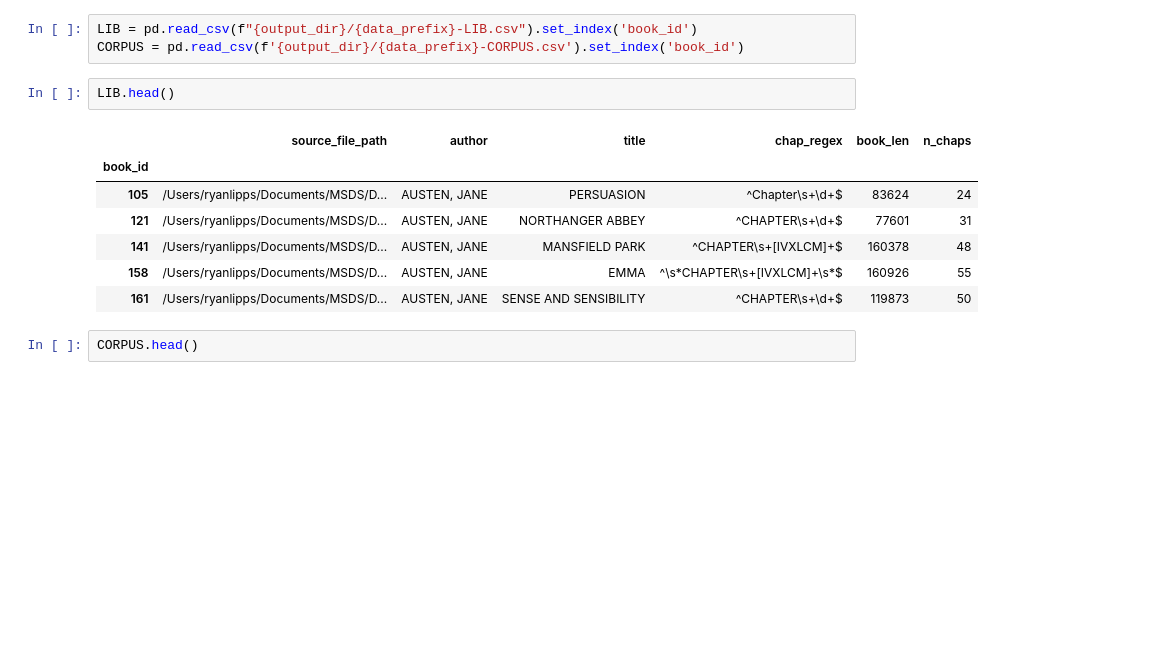
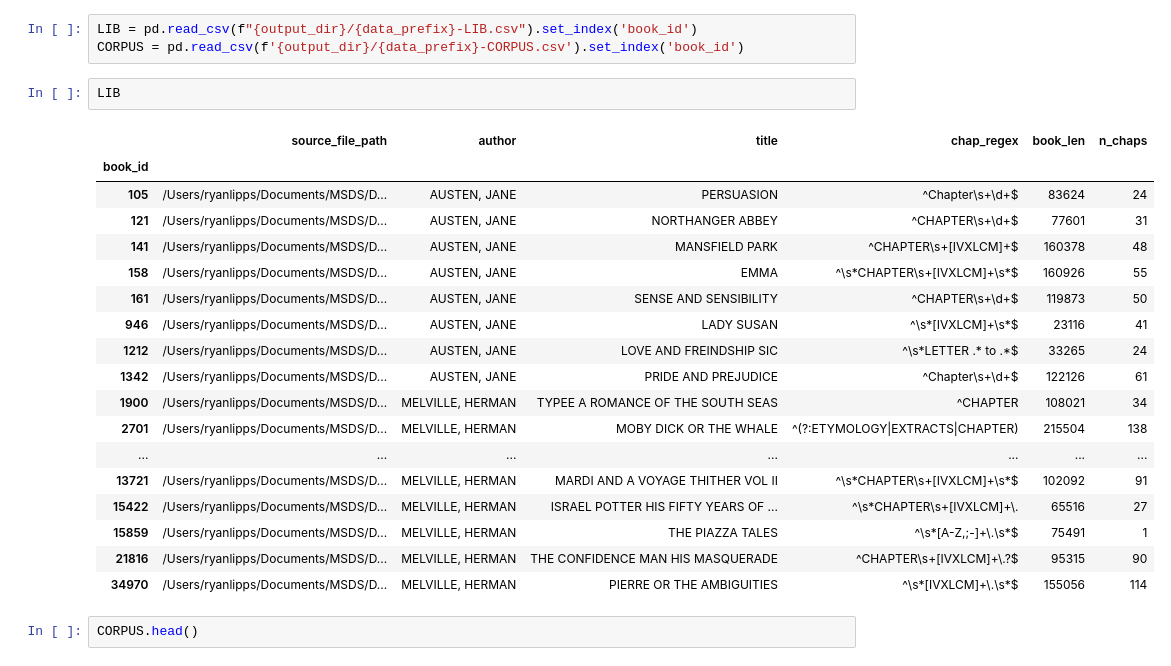
Before and after one commit to rlipps/DS5001-2024-01-R, a Jupyter notebook: lessons/M05_VectorSpaceModels/M05_HW05.ipynb, the cells around one changed output. Drawn from its saved outputs; the diff is of its cells as text; blank space fills up the shorter version.

```diff
--- a/lessons/M05_VectorSpaceModels/M05_HW05.ipynb
+++ b/lessons/M05_VectorSpaceModels/M05_HW05.ipynb
@@ -51,15 +51,26 @@ bag = 'CHAPS'
 LIB = pd.read_csv(f"{output_dir}/{data_prefix}-LIB.csv").set_index('book_id')
 CORPUS = pd.read_csv(f'{output_dir}/{data_prefix}-CORPUS.csv').set_index('book_id')
 # %%
-LIB.head()
+LIB
 # %% [output]
 |  | source_file_path | author | title | chap_regex | book_len | n_chaps |
 | book_id |  |  |  |  |  |  |
 | 105 | /Users/ryanlipps/Documents/MSDS/D... | AUSTEN, JANE | PERSUASION | ^Chapter\s+\d+$ | 83624 | 24 |
 | 121 | /Users/ryanlipps/Documents/MSDS/D... | AUSTEN, JANE | NORTHANGER ABBEY | ^CHAPTER\s+\d+$ | 77601 | 31 |
 | 141 | /Users/ryanlipps/Documents/MSDS/D... | AUSTEN, JANE | MANSFIELD PARK | ^CHAPTER\s+[IVXLCM]+$ | 160378 | 48 |
 | 158 | /Users/ryanlipps/Documents/MSDS/D... | AUSTEN, JANE | EMMA | ^\s*CHAPTER\s+[IVXLCM]+\s*$ | 160926 | 55 |
 | 161 | /Users/ryanlipps/Documents/MSDS/D... | AUSTEN, JANE | SENSE AND SENSIBILITY | ^CHAPTER\s+\d+$ | 119873 | 50 |
+| 946 | /Users/ryanlipps/Documents/MSDS/D... | AUSTEN, JANE | LADY SUSAN | ^\s*[IVXLCM]+\s*$ | 23116 | 41 |
+| 1212 | /Users/ryanlipps/Documents/MSDS/D... | AUSTEN, JANE | LOVE AND FREINDSHIP SIC | ^\s*LETTER .* to .*$ | 33265 | 24 |
+| 1342 | /Users/ryanlipps/Documents/MSDS/D... | AUSTEN, JANE | PRIDE AND PREJUDICE | ^Chapter\s+\d+$ | 122126 | 61 |
+| 1900 | /Users/ryanlipps/Documents/MSDS/D... | MELVILLE, HERMAN | TYPEE A ROMANCE OF THE SOUTH SEAS | ^CHAPTER | 108021 | 34 |
+| 2701 | /Users/ryanlipps/Documents/MSDS/D... | MELVILLE, HERMAN | MOBY DICK OR THE WHALE | ^(?:ETYMOLOGY|EXTRACTS|CHAPTER) | 215504 | 138 |
+| ... | ... | ... | ... | ... | ... | ... |
+| 13721 | /Users/ryanlipps/Documents/MSDS/D... | MELVILLE, HERMAN | MARDI AND A VOYAGE THITHER VOL II | ^\s*CHAPTER\s+[IVXLCM]+\s*$ | 102092 | 91 |
+| 15422 | /Users/ryanlipps/Documents/MSDS/D... | MELVILLE, HERMAN | ISRAEL POTTER HIS FIFTY YEARS OF ... | ^\s*CHAPTER\s+[IVXLCM]+\. | 65516 | 27 |
+| 15859 | /Users/ryanlipps/Documents/MSDS/D... | MELVILLE, HERMAN | THE PIAZZA TALES | ^\s*[A-Z,;-]+\.\s*$ | 75491 | 1 |
+| 21816 | /Users/ryanlipps/Documents/MSDS/D... | MELVILLE, HERMAN | THE CONFIDENCE MAN HIS MASQUERADE | ^CHAPTER\s+[IVXLCM]+\.?$ | 95315 | 90 |
+| 34970 | /Users/ryanlipps/Documents/MSDS/D... | MELVILLE, HERMAN | PIERRE OR THE AMBIGUITIES | ^\s*[IVXLCM]+\.\s*$ | 155056 | 114 |
 # %%
 CORPUS.head()
 # %% [output]
```
Also changed, not shown: parts of 24 cells of this notebook.
